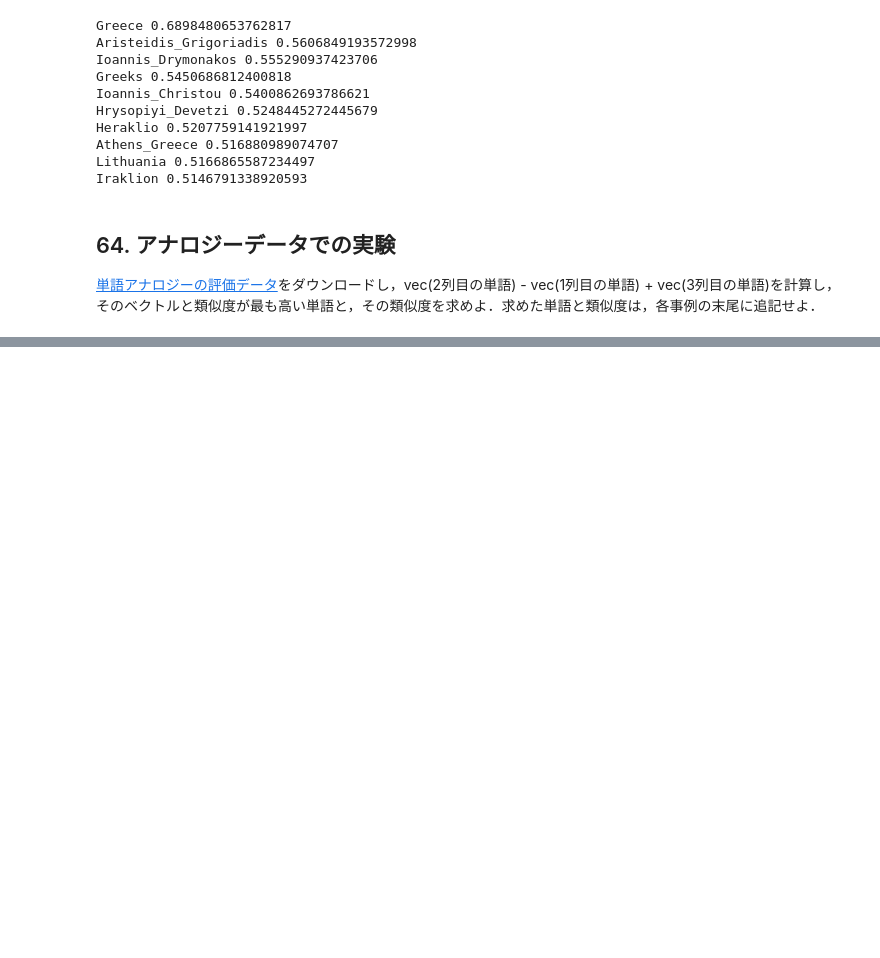
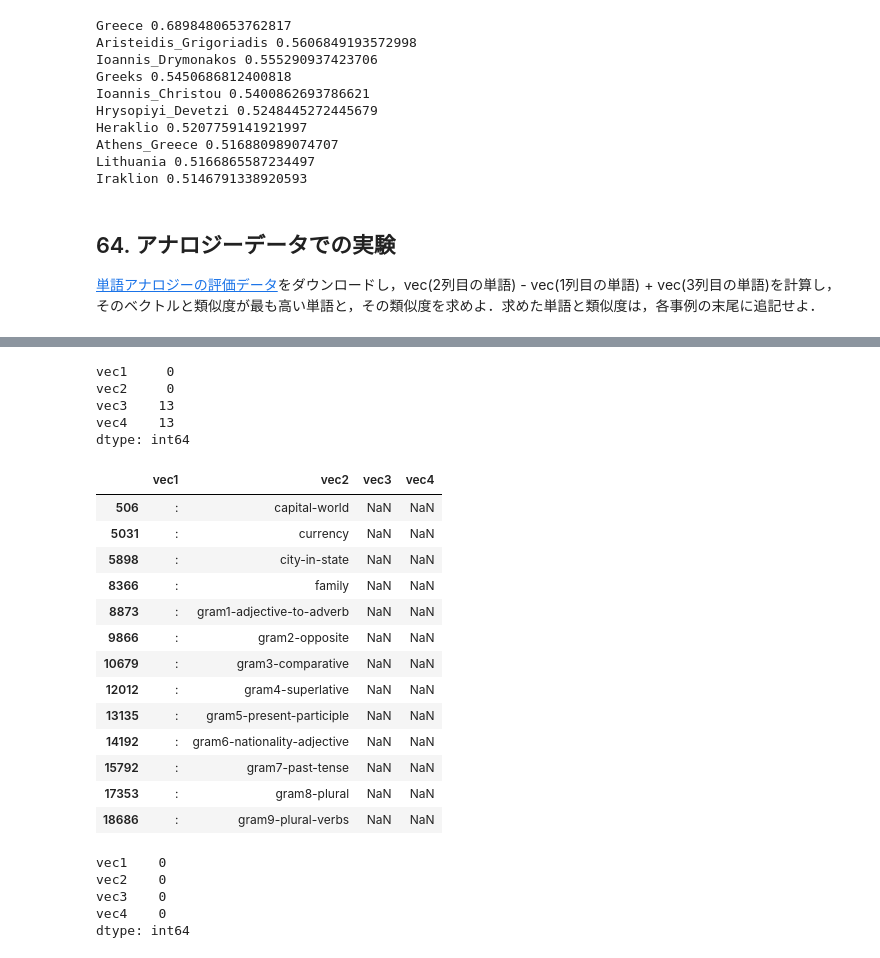
Before and after one commit to Kazuya-Minakuchi/natural_language_processing_100_knocks, a Jupyter notebook: notebooks/07_word_vector.ipynb, the cells around one changed output, grey strips where cells are left out. Drawn from its saved outputs; the diff is of its cells as text; code cells hidden in the pictures; blank space fills up the shorter version.

```diff
--- a/notebooks/07_word_vector.ipynb
+++ b/notebooks/07_word_vector.ipynb
@@ -108,0 +136,7 @@ Iraklion 0.5146791338920593
+# %%
+# 読み込み
+df = (
+    pd.read_table('http://download.tensorflow.org/data/questions-words.txt', sep=' ')
+    .reset_index()
+)
+df.head(3)
@@ -108,0 +148,4 @@ Iraklion 0.5146791338920593
+# %%
+# 列名変更
+df.columns = ['vec1', 'vec2', 'vec3', 'vec4']
+df.head(3)
@@ -108,0 +171,27 @@ Iraklion 0.5146791338920593
+# %%
+# 欠損
+df.isnull().sum()
+# %% [output]
+vec1     0
+vec2     0
+vec3    13
+vec4    13
+dtype: int64
+# %%
+# 種類の区切りで欠損になっている
+df[df['vec3'].isnull()]
+# %% [output]
+|  | vec1 | vec2 | vec3 | vec4 |
+| 506 | : | capital-world | NaN | NaN |
+| 5031 | : | currency | NaN | NaN |
+| 5898 | : | city-in-state | NaN | NaN |
+| 8366 | : | family | NaN | NaN |
+| 8873 | : | gram1-adjective-to-adverb | NaN | NaN |
+| 9866 | : | gram2-opposite | NaN | NaN |
+| 10679 | : | gram3-comparative | NaN | NaN |
+| 12012 | : | gram4-superlative | NaN | NaN |
+| 13135 | : | gram5-present-participle | NaN | NaN |
+| 14192 | : | gram6-nationality-adjective | NaN | NaN |
+| 15792 | : | gram7-past-tense | NaN | NaN |
+| 17353 | : | gram8-plural | NaN | NaN |
+| 18686 | : | gram9-plural-verbs | NaN | NaN |
@@ -108,0 +201,9 @@ Iraklion 0.5146791338920593
+# %%
+# 欠損
+df.isnull().sum()
+# %% [output]
+vec1    0
+vec2    0
+vec3    0
+vec4    0
+dtype: int64
```
Also changed, not shown: parts of 21 cells of this notebook.
